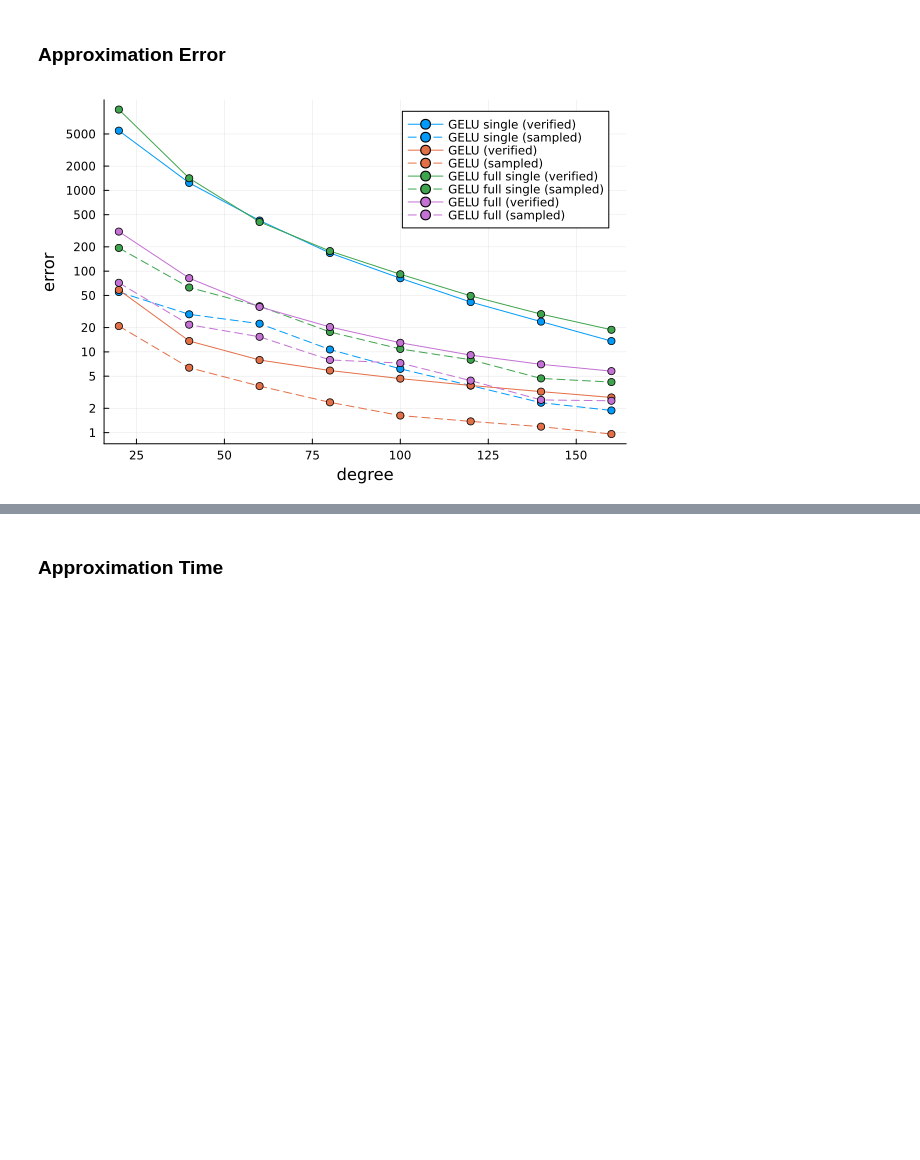
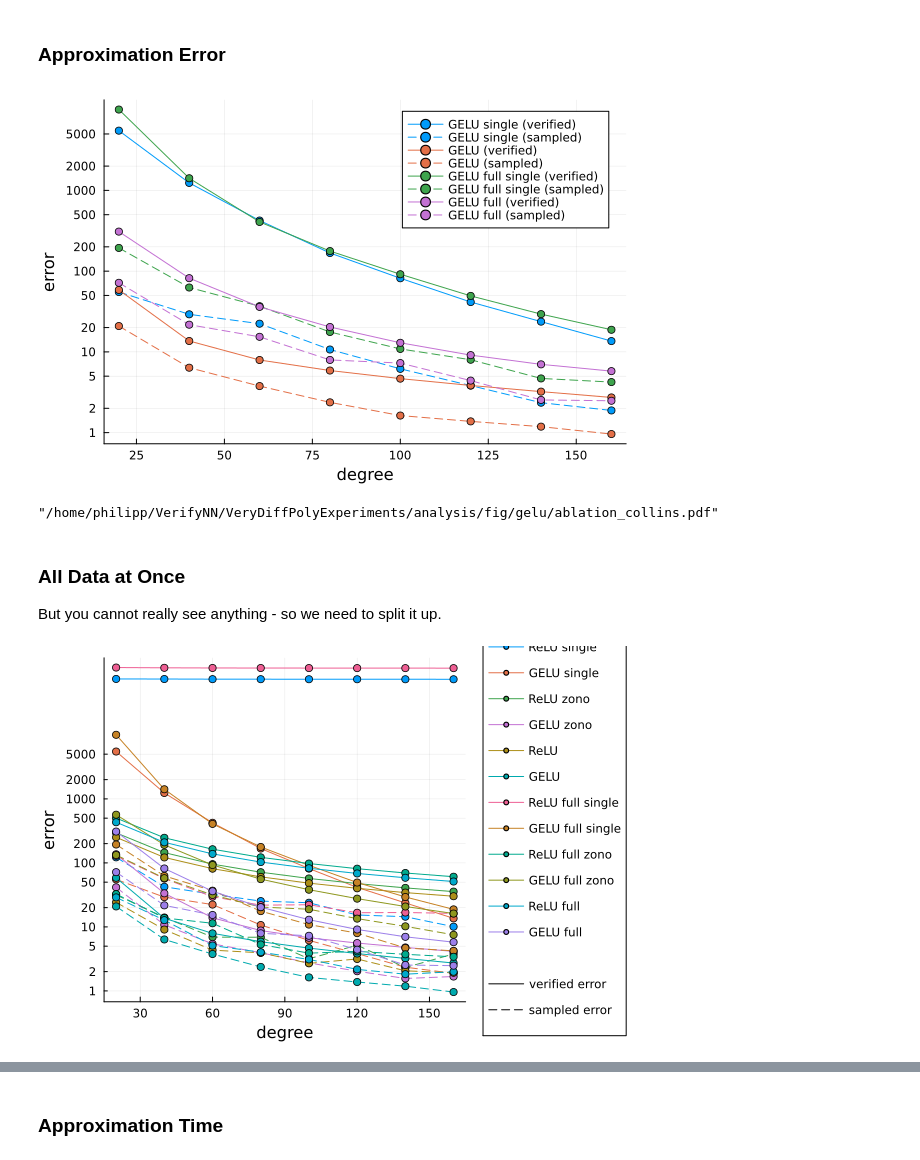
Before and after one commit to phK3/VeryDiffPolyExperiments, a Jupyter notebook: analysis/gelu/ablation.ipynb, the cells around one changed output, grey strips where cells are left out. Cells and saved outputs as stored; diff of their text form; code cells hidden in the pictures; blank space fills up the shorter version.

Commit message:
collins plots

```diff
--- a/analysis/gelu/ablation.ipynb
+++ b/analysis/gelu/ablation.ipynb
@@ -268,0 +417,3 @@ Dict{String, Any} with 10 entries:
+# %%
+collins_relu_single_result_path = joinpath(@__DIR__, "..", "..", "results", "gelu", "collins", "NN_rul_small_window_20_1e-3l1_kernel_size_results_2026-05-02T22:16:09.614.jld2")
+collins_relu_single_results = load(collins_relu_single_result_path)["result_dict"]
@@ -268,0 +434,3 @@ Dict{String, Any} with 10 entries:
+# %%
+collins_relu_full_single_result_path = joinpath(@__DIR__, "..", "..", "results", "gelu", "collins", "NN_rul_window_20_1e-3l1_kernel_size_results_2026-05-03T05:02:05.192.jld2")
+collins_relu_full_single_results = load(collins_relu_full_single_result_path)["result_dict"]
@@ -268,0 +451,3 @@ Dict{String, Any} with 10 entries:
+# %%
+collins_relu_result_path = joinpath(@__DIR__, "..", "..", "results", "gelu", "collins", "NN_rul_small_window_20_1e-3l1_kernel_size_results_2026-05-02T22:55:12.321.jld2")
+collins_relu_results = load(collins_relu_result_path)["result_dict"]
@@ -268,0 +468,3 @@ Dict{String, Any} with 10 entries:
+# %%
+collins_relu_full_result_path = joinpath(@__DIR__, "..", "..", "results", "gelu", "collins", "NN_rul_window_20_1e-3l1_kernel_size_results_2026-05-03T06:31:08.509.jld2")
+collins_relu_full_results = load(collins_relu_full_result_path)["result_dict"]
@@ -288,3 +504,69 @@ plot!(collins_gelu_full_results["degrees"], collins_gelu_full_results["ϵs"], la
 plot!(collins_gelu_full_results["degrees"], collins_gelu_full_results["ϵ_samples"], label="GELU full (sampled)", linestyle=:dash, markershape=:circle, color=4)
 # %% [output]
 [figure]
+# %%
+savefig(p, "../fig/gelu/ablation_collins.pdf")
+# %% [output]
+"/home/philipp/VerifyNN/VeryDiffPolyExperiments/analysis/fig/gelu/ablation_collins.pdf"
+# %% [markdown]
+### All Data at Once
+
+But you cannot really see anything - so we need to split it up.
+# %%
+yticks = [1,2,5,10,20,50,100, 200, 500, 1000, 2000, 5000]
+ytick_labels = string.(yticks)
+p = plot(xlabel="degree", ylabel="error", yaxis=:log10, yticks=(yticks, ytick_labels), xlims=(15, 165), formatter=:plain, legend=:outerright)
+
+# small networks
+
+## single poly
+plot!(collins_relu_single_results["degrees"], collins_relu_single_results["ϵs"], label="ReLU single", markershape=:circle, color=1)
+plot!(collins_relu_single_results["degrees"], collins_relu_single_results["ϵ_samples"], label=nothing, linestyle=:dash, markershape=:circle, color=1)
+
+plot!(collins_gelu_single_results["degrees"], collins_gelu_single_results["ϵs"], label="GELU single", markershape=:circle, color=2)
+plot!(collins_gelu_single_results["degrees"], collins_gelu_single_results["ϵ_samples"], label=nothing, linestyle=:dash, markershape=:circle, color=2)
+
+## zono bounds
+plot!(collins_relu_zono_results["degrees"], collins_relu_zono_results["ϵs"], label="ReLU zono", markershape=:circle, color=3)
+plot!(collins_relu_zono_results["degrees"], collins_relu_zono_results["ϵ_samples"], label=nothing, linestyle=:dash, markershape=:circle, color=3)
+
+plot!(collins_gelu_zono_results["degrees"], collins_gelu_zono_results["ϵs"], label="GELU zono", markershape=:circle, color=4)
+plot!(collins_gelu_zono_results["degrees"], collins_gelu_zono_results["ϵ_samples"], label=nothing, linestyle=:dash, markershape=:circle, color=4)
+
+## aCROWN bounds
+plot!(collins_relu_results["degrees"], collins_relu_results["ϵs"], label="ReLU", markershape=:circle, color=5)
+plot!(collins_relu_results["degrees"], collins_relu_results["ϵ_samples"], label=nothing, linestyle=:dash, markershape=:circle, color=5)
+
+plot!(collins_gelu_results["degrees"], collins_gelu_results["ϵs"], label="GELU", markershape=:circle, color=6)
+plot!(collins_gelu_results["degrees"], collins_gelu_results["ϵ_samples"], label=nothing, linestyle=:dash, markershape=:circle, color=6)
+
+# full network
+
+## single poly
+plot!(collins_relu_full_single_results["degrees"], collins_relu_full_single_results["ϵs"], label="ReLU full single", markershape=:circle, color=7)
+plot!(collins_relu_full_single_results["degrees"], collins_relu_full_single_results["ϵ_samples"], label=nothing, linestyle=:dash, markershape=:circle, color=7)
+
+plot!(collins_gelu_full_single_results["degrees"], collins_gelu_full_single_results["ϵs"], label="GELU full single", markershape=:circle, color=8)
+plot!(collins_gelu_full_single_results["degrees"], collins_gelu_full_single_results["ϵ_samples"], label=nothing, linestyle=:dash, markershape=:circle, color=8)
+
+## zono bounds
+plot!(collins_relu_full_zono_results["degrees"], collins_relu_full_zono_results["ϵs"], label="ReLU full zono", markershape=:circle, color=9)
+plot!(collins_relu_full_zono_results["degrees"], collins_relu_full_zono_results["ϵ_samples"], label=nothing, linestyle=:dash, markershape=:circle, color=9)
+
+plot!(collins_gelu_full_zono_results["degrees"], collins_gelu_full_zono_results["ϵs"], label="GELU full zono", markershape=:circle, color=10)
+plot!(collins_gelu_full_zono_results["degrees"], collins_gelu_full_zono_results["ϵ_samples"], label=nothing, linestyle=:dash, markershape=:circle, color=10)
+
+# aCROWN bounds
+plot!(collins_relu_full_results["degrees"], collins_relu_full_results["ϵs"], label="ReLU full", markershape=:circle, color=11)
+plot!(collins_relu_full_results["degrees"], collins_relu_full_results["ϵ_samples"], label=nothing, linestyle=:dash, markershape=:circle, color=11)
+
+plot!(collins_gelu_full_results["degrees"], collins_gelu_full_results["ϵs"], label="GELU full", markershape=:circle, color=12)
+plot!(collins_gelu_full_results["degrees"], collins_gelu_full_results["ϵ_samples"], label=nothing, linestyle=:dash, markershape=:circle, color=12)
+
+
+plot!([0], [1], label="\n", color = :white)
+
+plot!([0], [1], label="verified error", color = :black, linestyle=:solid)
+plot!([0], [1], label="sampled error", color = :black, linestyle=:dash)
+# %% [output]
+[figure, added]
```
Also changed, not shown: parts of 29 cells of this notebook.
